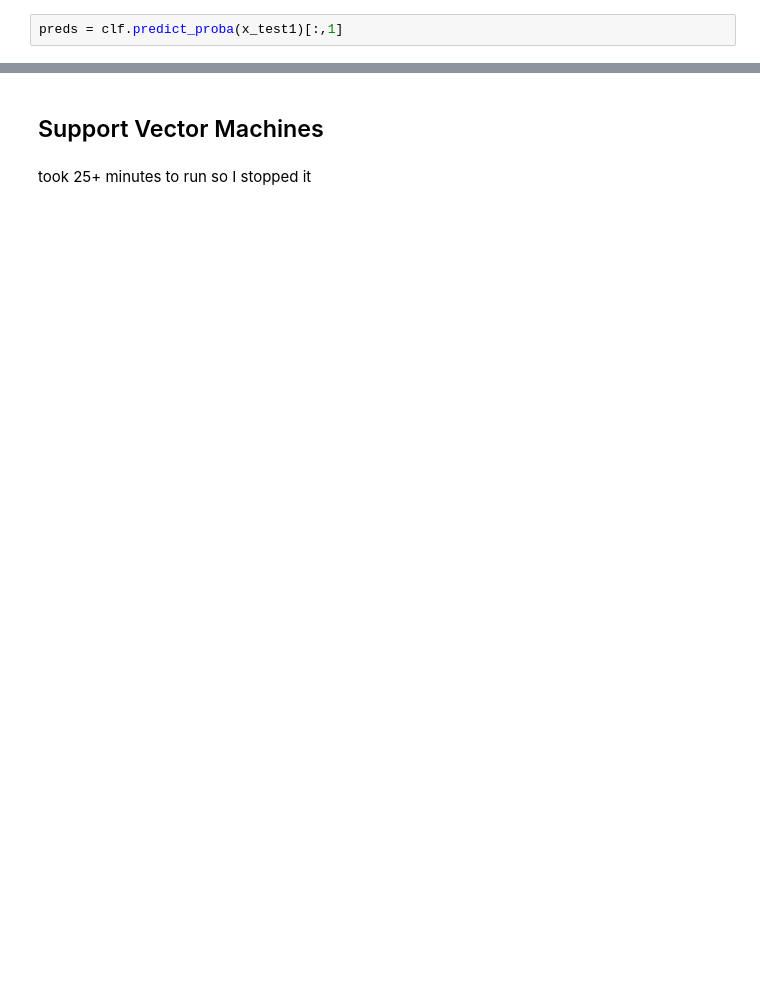
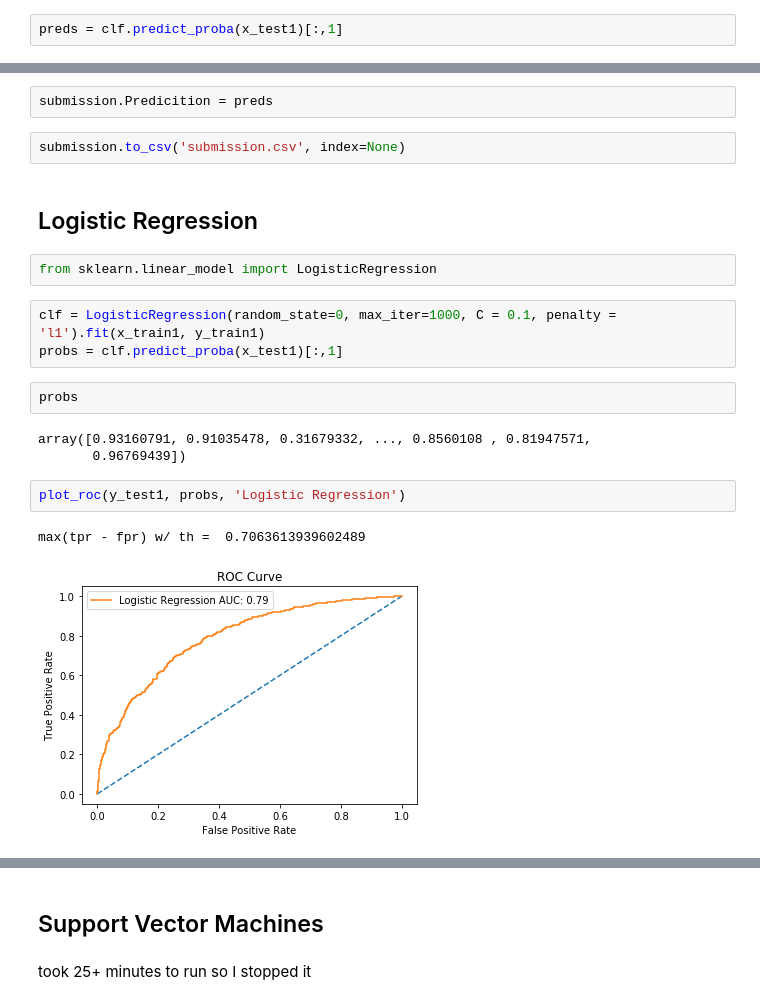
Before and after one commit to ellaelu/BCI-NERChallenge, a Jupyter notebook: Models.ipynb, the cells around one changed output, grey strips where cells are left out. Drawn from its saved outputs; the diff is of its cells as text; blank space fills up the shorter version.

```diff
--- a/Models.ipynb
+++ b/Models.ipynb
@@ -72,0 +212,21 @@ true_labels = pd.read_csv('Data/true_labels.csv')
+# %%
+submission.Predicition = preds
+# %%
+submission.to_csv('submission.csv', index=None)
+# %% [markdown]
+## Logistic Regression
+# %%
+from sklearn.linear_model import LogisticRegression
+# %%
+clf = LogisticRegression(random_state=0, max_iter=1000, C = 0.1, penalty = 'l1').fit(x_train1, y_train1)
+probs = clf.predict_proba(x_test1)[:,1]
+# %%
+probs
+# %% [output]
+array([0.93160791, 0.91035478, 0.31679332, ..., 0.8560108 , 0.81947571,
+       0.96769439])
+# %%
+plot_roc(y_test1, probs, 'Logistic Regression')
+# %% [output]
+max(tpr - fpr) w/ th =  0.7063613939602489
+[figure, added]
```
Also changed, not shown: parts of 63 cells of this notebook, 3 other files.
